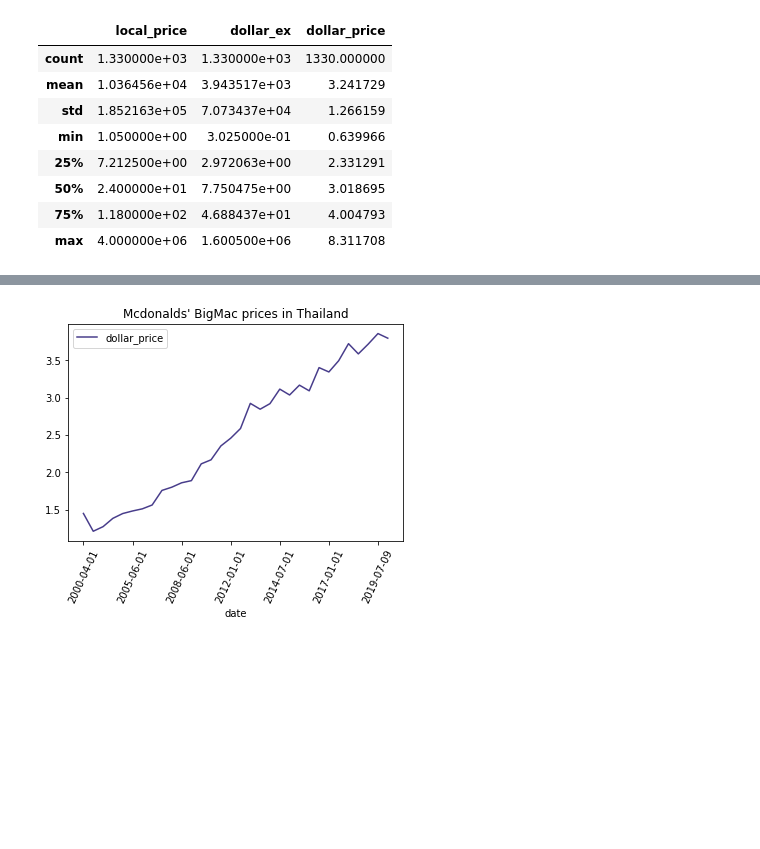
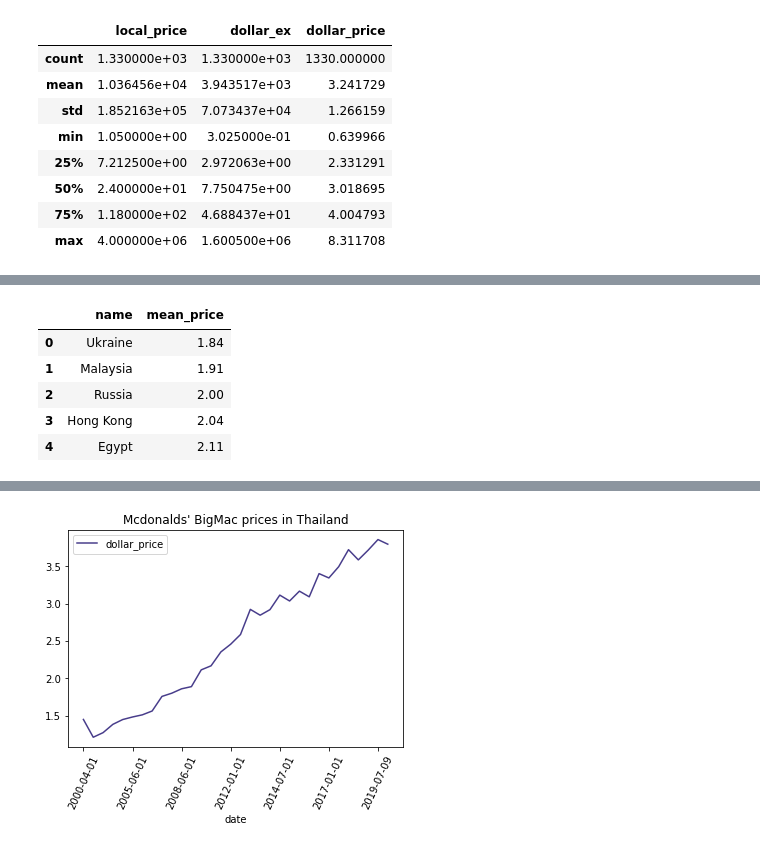
Before and after one commit to MeepoohVP/student_score, a Jupyter notebook: bigmac.ipynb, the cells around one changed output, grey strips where cells are left out. Cells and saved outputs as stored; diff of their text form; code cells hidden in the pictures; blank space fills up the shorter version.

```diff
--- a/bigmac.ipynb
+++ b/bigmac.ipynb
@@ -40,0 +73,11 @@ data.describe()
+# %%
+mean_price = {'name': list(prices.keys()), 'mean_price': list(prices.values())}
+df = pd.DataFrame(mean_price)
+df.head()
+# %% [output]
+|  | name | mean_price |
+| 0 | Ukraine | 1.84 |
+| 1 | Malaysia | 1.91 |
+| 2 | Russia | 2.00 |
+| 3 | Hong Kong | 2.04 |
+| 4 | Egypt | 2.11 |
```
Also changed, not shown: parts of 8 cells of this notebook.
